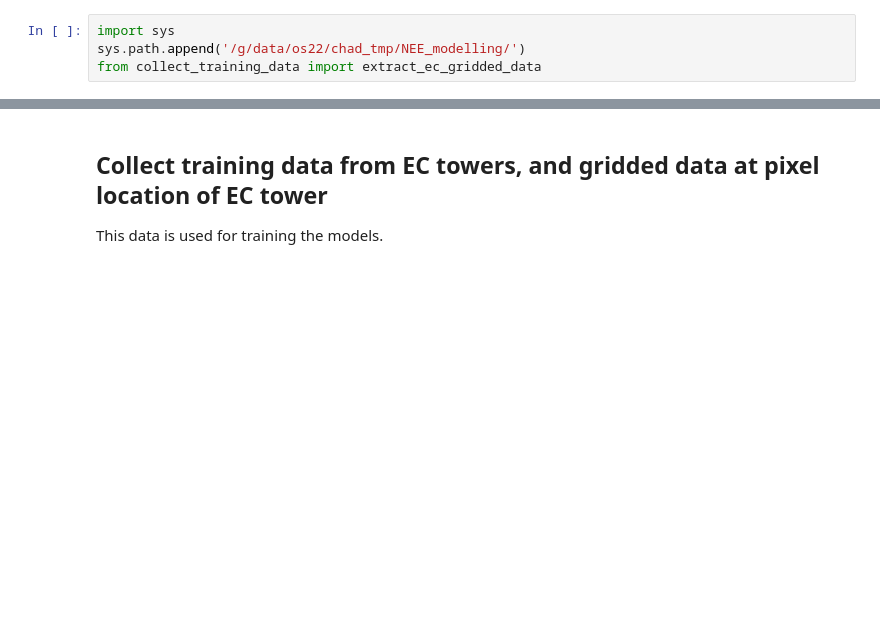
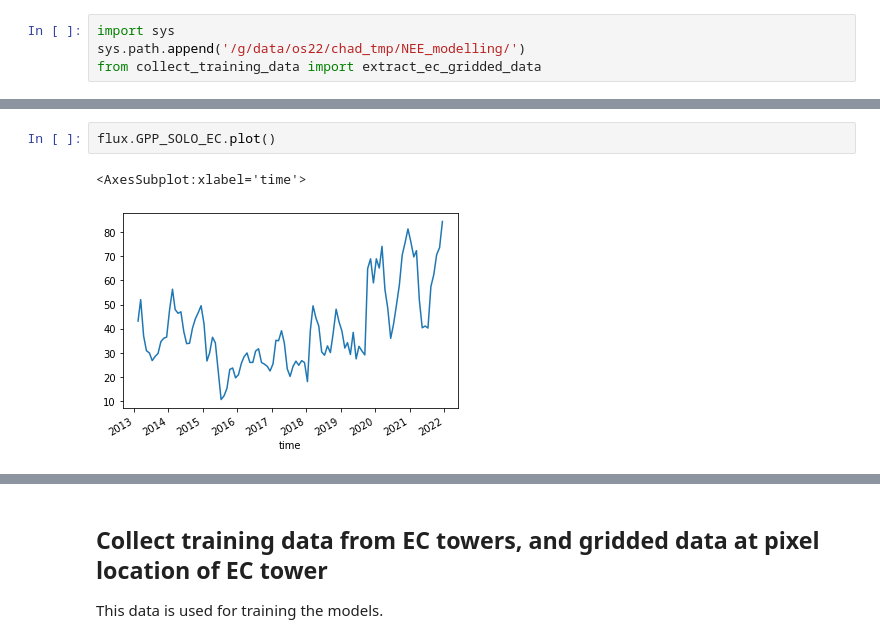
Before and after one commit to cbur24/NEE_modelling, a Jupyter notebook: 2_Extract_EC_and_gridded_data.ipynb, the cells around one changed output, grey strips where cells are left out. Saved outputs shown, nothing was run; the diff lists cells and outputs as text; blank space fills up the shorter version.

```diff
--- a/2_Extract_EC_and_gridded_data.ipynb
+++ b/2_Extract_EC_and_gridded_data.ipynb
@@ -16,0 +33,5 @@ flux = xr.open_dataset(base+'Emerald/2022_v1/L6/default/Emerald_L6_20110610_2013
+# %%
+flux.GPP_SOLO_EC.plot()
+# %% [output]
+<AxesSubplot:xlabel='time'>
+[figure, added]
```
Also changed, not shown: parts of 8 cells of this notebook, 4 other files.
